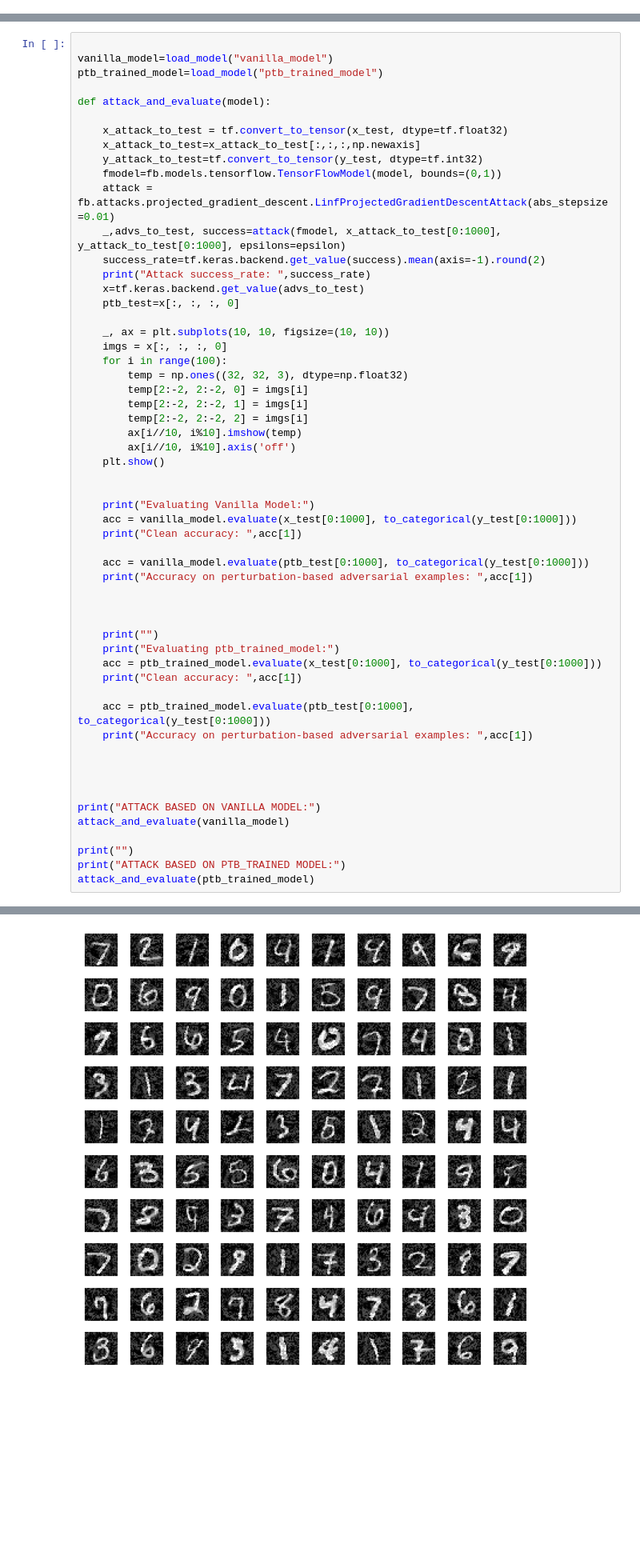
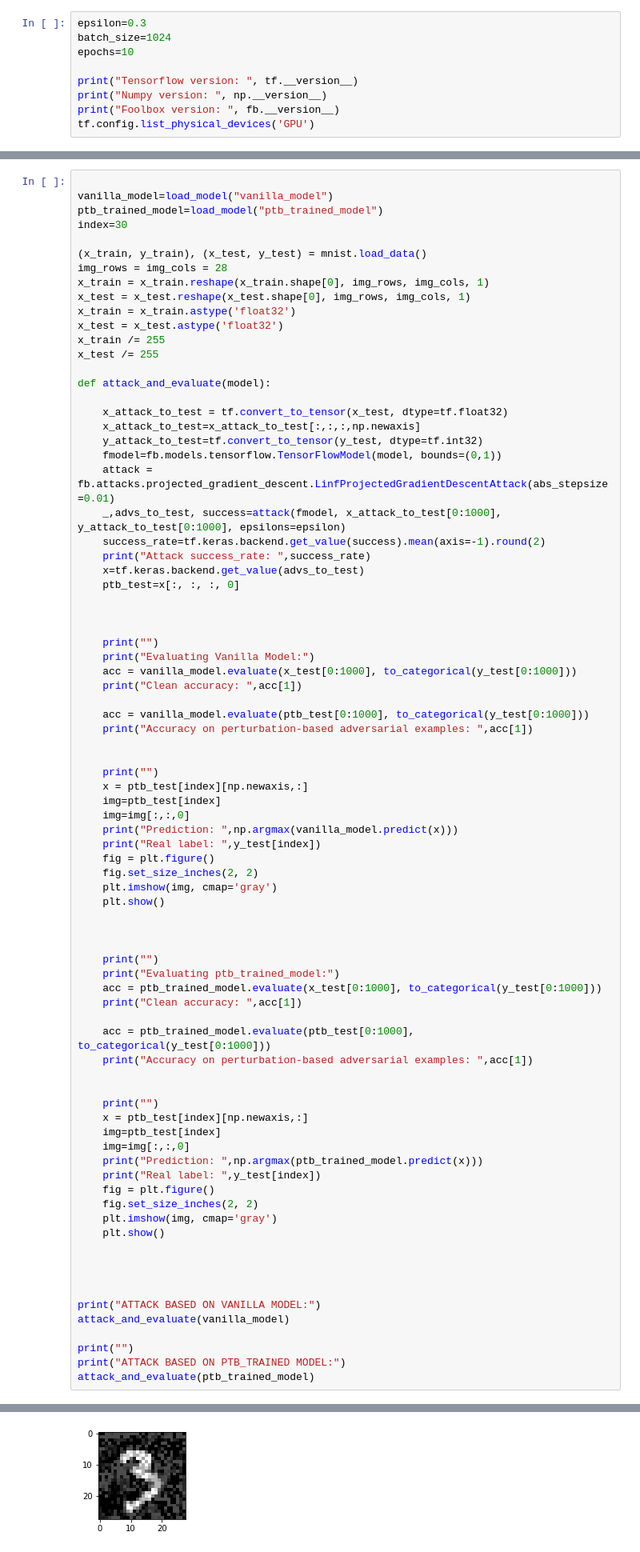
Before and after one commit to rolandr97/bachelorthesis, a Jupyter notebook: Test.ipynb, the cells around one changed output, grey strips where cells are left out. Shown at 80% size. Saved outputs shown, nothing was run; the diff lists cells and outputs as text; blank space fills up the shorter version.

```diff
--- a/Test.ipynb
+++ b/Test.ipynb
@@ -36,0 +31,9 @@ kernel_size=5
+# %%
+epsilon=0.3
+batch_size=1024
+epochs=10
+
+print("Tensorflow version: ", tf.__version__)
+print("Numpy version: ", np.__version__)
+print("Foolbox version: ", fb.__version__)
+tf.config.list_physical_devices('GPU')
@@ -295,6 +308,16 @@ INFO:tensorflow:Assets written to: ptb_trained_model\assets
 
 vanilla_model=load_model("vanilla_model")
 ptb_trained_model=load_model("ptb_trained_model")
+index=30
+
+(x_train, y_train), (x_test, y_test) = mnist.load_data()
+img_rows = img_cols = 28
+x_train = x_train.reshape(x_train.shape[0], img_rows, img_cols, 1)
+x_test = x_test.reshape(x_test.shape[0], img_rows, img_cols, 1)
+x_train = x_train.astype('float32')
+x_test = x_test.astype('float32')
+x_train /= 255
+x_test /= 255
 
 def attack_and_evaluate(model):
 
@@ -309,24 +332,27 @@ def attack_and_evaluate(model):
     x=tf.keras.backend.get_value(advs_to_test)
     ptb_test=x[:, :, :, 0]
 
-    _, ax = plt.subplots(10, 10, figsize=(10, 10))
-    imgs = x[:, :, :, 0]
-    for i in range(100):
-        temp = np.ones((32, 32, 3), dtype=np.float32)
-        temp[2:-2, 2:-2, 0] = imgs[i]
-        temp[2:-2, 2:-2, 1] = imgs[i]
-        temp[2:-2, 2:-2, 2] = imgs[i]
-        ax[i//10, i%10].imshow(temp)
-        ax[i//10, i%10].axis('off')
-    plt.show()
 
 
+    print("")
     print("Evaluating Vanilla Model:")
     acc = vanilla_model.evaluate(x_test[0:1000], to_categorical(y_test[0:1000]))
     print("Clean accuracy: ",acc[1])
 
     acc = vanilla_model.evaluate(ptb_test[0:1000], to_categorical(y_test[0:1000]))
     print("Accuracy on perturbation-based adversarial examples: ",acc[1])
+
+
+    print("")
+    x = ptb_test[index][np.newaxis,:]
+    img=ptb_test[index]
+    img=img[:,:,0]
+    print("Prediction: ",np.argmax(vanilla_model.predict(x)))
+    print("Real label: ",y_test[index])
+    fig = plt.figure()
+    fig.set_size_inches(2, 2)
+    plt.imshow(img, cmap='gray')
+    plt.show()
 
 
 
@@ -339,6 +365,18 @@ def attack_and_evaluate(model):
     print("Accuracy on perturbation-based adversarial examples: ",acc[1])
 
 
+    print("")
+    x = ptb_test[index][np.newaxis,:]
+    img=ptb_test[index]
+    img=img[:,:,0]
+    print("Prediction: ",np.argmax(ptb_trained_model.predict(x)))
+    print("Real label: ",y_test[index])
+    fig = plt.figure()
+    fig.set_size_inches(2, 2)
+    plt.imshow(img, cmap='gray')
+    plt.show()
+
+
 
 
 print("ATTACK BASED ON VANILLA MODEL:")
@@ -353 +400 @@ Attack success_rate:  1.0
-[figure, old version]
+[figure, new version]
```
Also changed, not shown: parts of 5 cells of this notebook, 2 other files.
